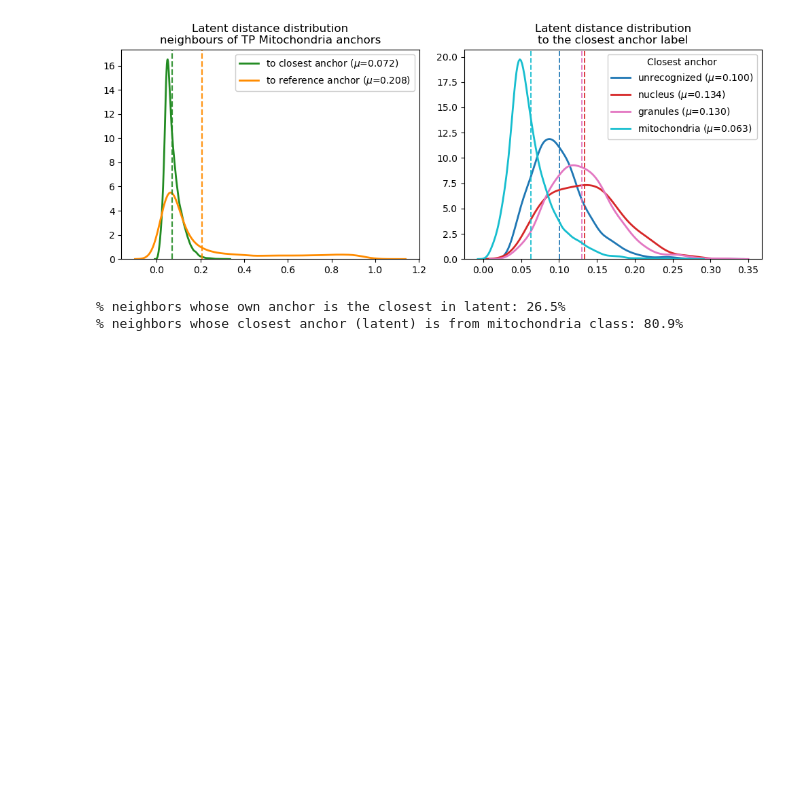
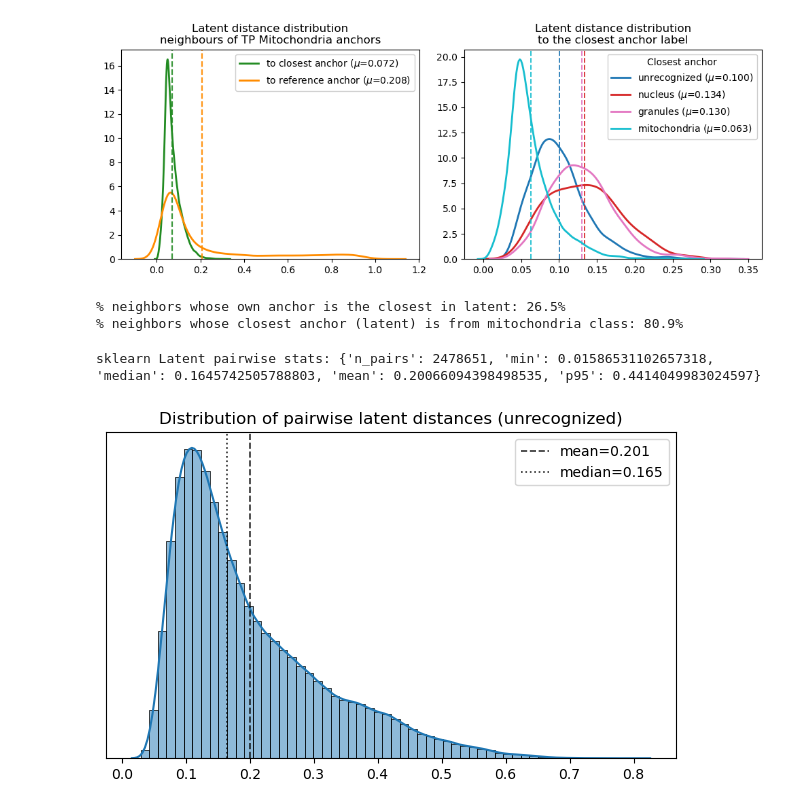
Before and after one commit to shei-dark/HDN, a Jupyter notebook: statistical_analysis.ipynb, the cells around one changed output. Saved outputs shown, nothing was run; the diff lists cells and outputs as text; code cells hidden in the pictures; blank space fills up the shorter version.

Commit message:
pairwise distance distribution

```diff
--- a/statistical_analysis.ipynb
+++ b/statistical_analysis.ipynb
@@ -536,3 +537,44 @@ print(f"% neighbors whose closest anchor (latent) is from mitochondria class: {p
 [figure]
 % neighbors whose own anchor is the closest in latent: 26.5%
 % neighbors whose closest anchor (latent) is from mitochondria class: 80.9%
+# %%
+def describe(v):
+    v = np.asarray(v)
+    return {
+        "n_pairs": len(v),
+        "min": float(np.min(v)),
+        "median": float(np.median(v)),
+        "mean": float(np.mean(v)),
+        "p95": float(np.percentile(v, 95)),
+    }
+def plot_pairwise_latent_distances(d_lat, lbl):
+    """
+    d_lat: array of pairwise distances in latent space
+    """
+    _, ax = plt.subplots(figsize=(6,4))
+    c0 = (palette_tsne[str(lbl)] if 'palette_tsne' in globals() else plt.get_cmap('tab10')(lbl))
+
+    sns.histplot(d_lat, bins=60, kde=True, color=c0, ax=ax)
+    ax.axvline(np.mean(d_lat),   ls='--', lw=1.2, color='k', alpha=0.8, label=f"mean={np.mean(d_lat):.3f}")
+    ax.axvline(np.median(d_lat), ls=':',  lw=1.2, color='k', alpha=0.8, label=f"median={np.median(d_lat):.3f}")
+
+    ax.set_title(f"Distribution of pairwise latent distances ({label_names[lbl]})")
+    ax.set_xlabel(None)
+    ax.set_yticks([])
+    ax.set_yticklabels([])
+    ax.set_ylabel(None)
+    ax.legend()
+
+    plt.tight_layout()
+    plt.show()
+# %%
+unrec_Z = np.vstack(TP_unrec['latent'].values).astype(np.float32)
+D = pairwise_distances(unrec_Z, metric='euclidean')
+iu = np.triu_indices_from(D, k=1)
+d_lat = D[iu]
+
+print("sklearn Latent pairwise stats:", describe(d_lat))
+plot_pairwise_latent_distances(d_lat, 0)
+# %% [output]
+sklearn Latent pairwise stats: {'n_pairs': 2478651, 'min': 0.01586531102657318, 'median': 0.1645742505788803, 'mean': 0.20066094398498535, 'p95': 0.4414049983024597}
+[figure, added]
```
Also changed, not shown: parts of 4 cells of this notebook.
